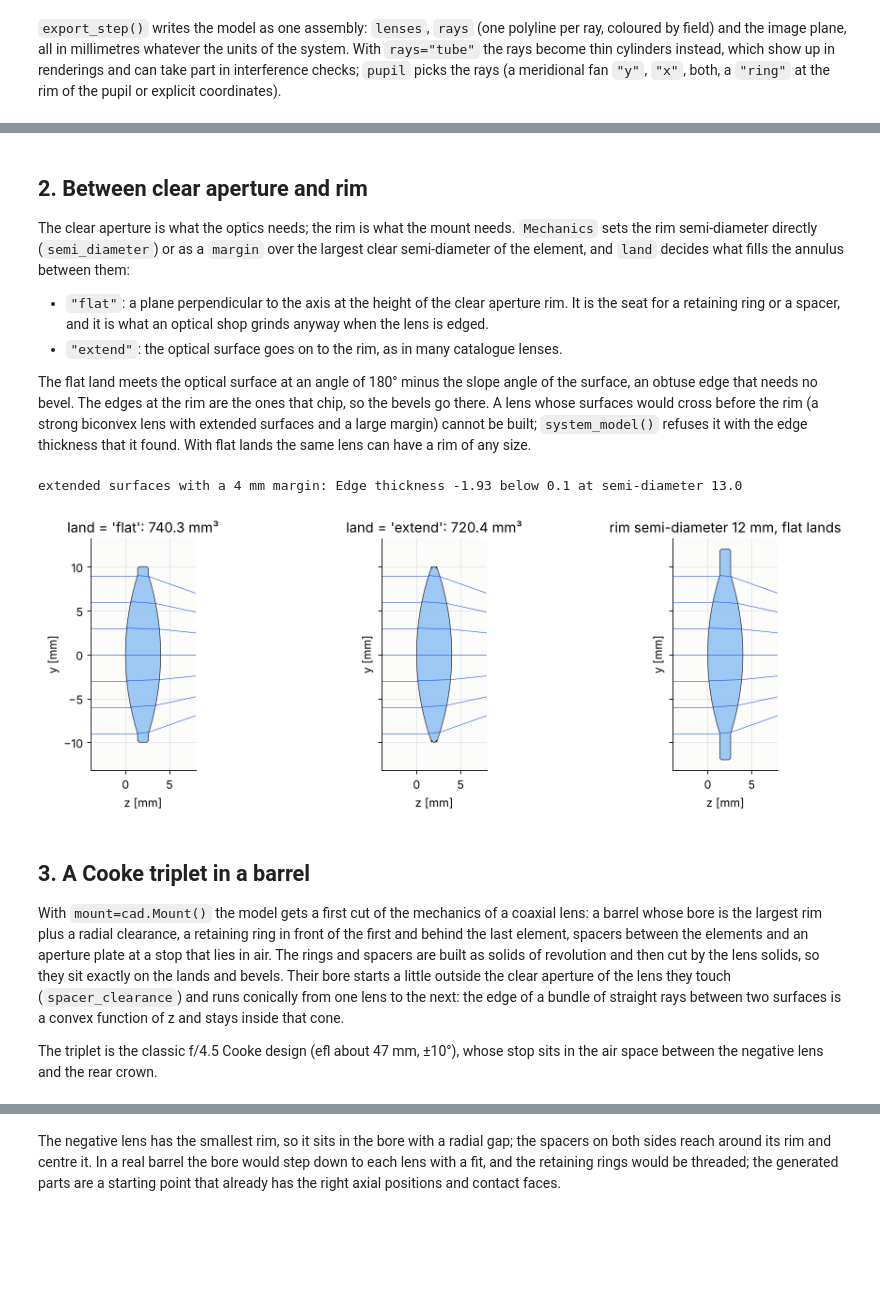
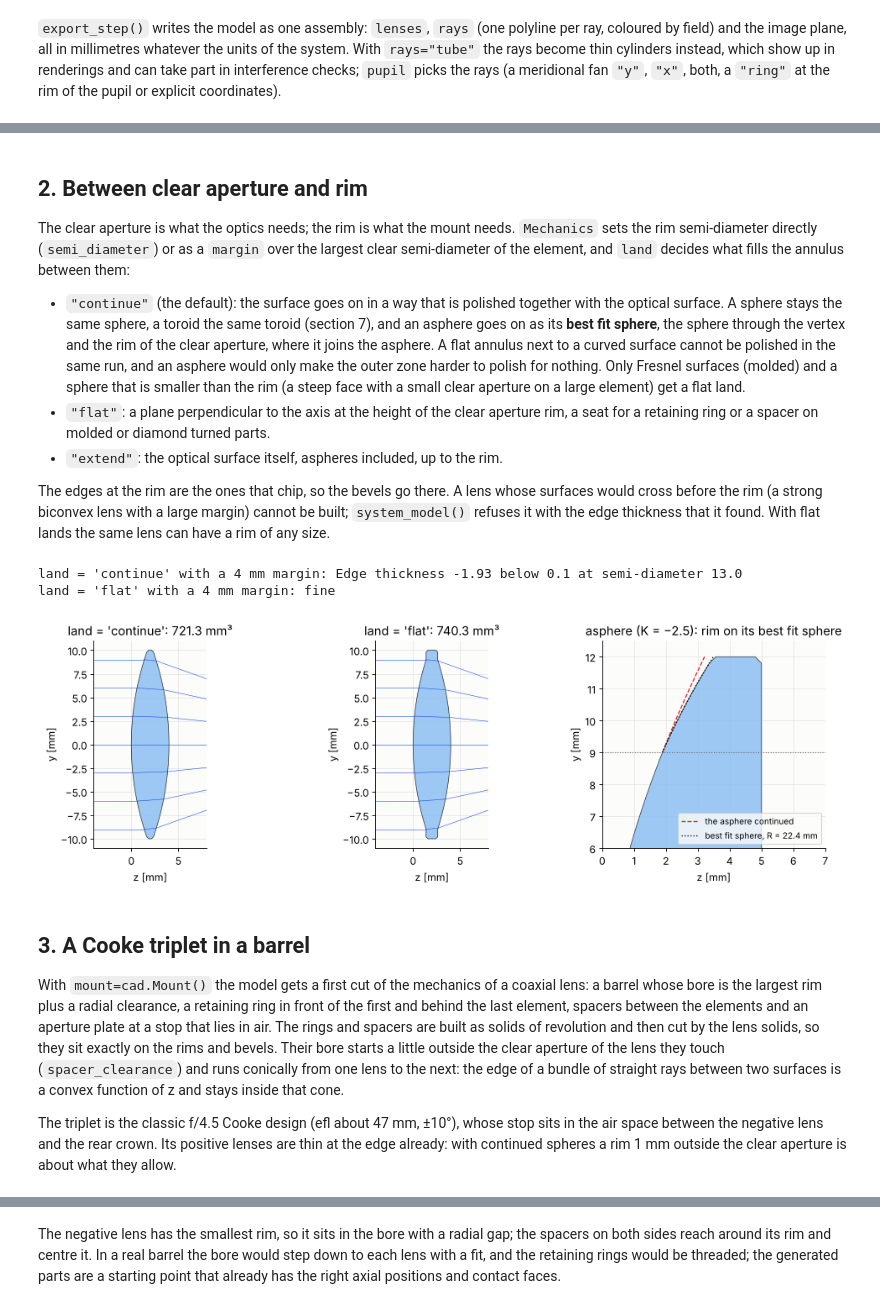
Before and after one commit to EMinsight/pyoptics, a Jupyter notebook: notebooks/162_cad_export_lens_systems.ipynb, the cells around one changed output, grey strips where cells are left out. Cells and saved outputs as stored; diff of their text form; code cells hidden in the pictures; blank space fills up the shorter version.

```diff
--- a/notebooks/162_cad_export_lens_systems.ipynb
+++ b/notebooks/162_cad_export_lens_systems.ipynb
@@ -134,43 +140,64 @@ needs. `Mechanics` sets the rim semi-diameter directly (`semi_diameter`) or
 as a `margin` over the largest clear semi-diameter of the element, and
 `land` decides what fills the annulus between them:
 
-- `"flat"`: a plane perpendicular to the axis at the height of the
-  clear aperture rim. It is the seat for a retaining ring or a spacer, and
-  it is what an optical shop grinds anyway when the lens is edged.
-- `"extend"`: the optical surface goes on to the rim, as in many
-  catalogue lenses.
+- `"continue"` (the default): the surface goes on in a way that is
+  polished together with the optical surface. A sphere stays the same
+  sphere, a toroid the same toroid (section 7), and an asphere goes on as
+  its **best fit sphere**, the sphere through the vertex and the rim of the
+  clear aperture, where it joins the asphere. A flat annulus next to a
+  curved surface cannot be polished in the same run, and an asphere would
+  only make the outer zone harder to polish for nothing. Only Fresnel
+  surfaces (molded) and a sphere that is smaller than the rim (a steep
+  face with a small clear aperture on a large element) get a flat land.
+- `"flat"`: a plane perpendicular to the axis at the height of the clear
+  aperture rim, a seat for a retaining ring or a spacer on molded or
+  diamond turned parts.
+- `"extend"`: the optical surface itself, aspheres included, up to the
+  rim.
 
-The flat land meets the optical surface at an angle of 180° minus the
-slope angle of the surface, an obtuse edge that needs no bevel. The edges
-at the rim are the ones that chip, so the bevels go there. A lens whose
-surfaces would cross before the rim (a strong biconvex lens with extended
-surfaces and a large margin) cannot be built; `system_model()` refuses it
-with the edge thickness that it found. With flat lands the same lens can
-have a rim of any size.
+The edges at the rim are the ones that chip, so the bevels go there. A
+lens whose surfaces would cross before the rim (a strong biconvex lens
+with a large margin) cannot be built; `system_model()` refuses it with the
+edge thickness that it found. With flat lands the same lens can have a
+rim of any size.
 # %%
 lens = rt.System([rt.Surface(30.0, 4.0, n_after=1.5168, semi_diameter=9.0),
                   rt.Surface(-30.0, 40.0, n_after=1.0, semi_diameter=9.0)], 0, 550e-6)
-fig, axs = plt.subplots(1, 3, figsize=(13, 4.2), sharey=True)
-for ax, land in zip(axs[:2], ["flat", "extend"]):
+asphere = rt.Surface(20.0, 5.0, n_after=1.5168, conic=-2.5, semi_diameter=9.0)
+asph = rt.System([asphere, rt.Surface(np.inf, 40.0, n_after=1.0, semi_diameter=9.0)], 0, 550e-6)
+fig, axs = plt.subplots(1, 3, figsize=(13, 4.2))
+for ax, land in zip(axs[:2], ["continue", "flat"]):
     m = cad.system_model(lens, n_rays=7, ray_start=4, image_plane=False,
-                         mechanics=cad.Mechanics(margin=1.0, land=land, bevel=0.2,
-                                                 ))
+                         mechanics=cad.Mechanics(margin=1.0, land=land, bevel=0.2))
     cad.plot_section(m, ax)
     ax.set_xlim(-4, 8)
+    ax.set_ylim(-11, 11)
     ax.set_title("land = {!r}: {:.1f} mm³".format(land, m.lenses[0].volume))
-try:
-    cad.system_model(lens, rays=None, mechanics=cad.Mechanics(margin=4.0, land="extend"))
-except ValueError as err:
-    print("extended surfaces with a 4 mm margin:", str(err).split(" between")[0])
-m = cad.system_model(lens, n_rays=7, ray_start=4, image_plane=False,
-                     mechanics=cad.Mechanics(semi_diameter=12.0, bevel=0.2))
-cad.plot_section(m, axs[2])
-axs[2].set_xlim(-4, 8)
-axs[2].set_title("rim semi-diameter 12 mm, flat lands")
+for land in ("continue", "flat"):
+    try:
+        cad.system_model(lens, rays=None, mechanics=cad.Mechanics(margin=4.0, land=land))
+        print("land = {!r} with a 4 mm margin: fine".format(land))
+    except ValueError as err:
+        print("land = {!r} with a 4 mm margin:".format(land), str(err).split(" between")[0])
+m = cad.system_model(asph, n_rays=7, ray_start=4, image_plane=False,
+                     mechanics=cad.Mechanics(margin=3.0, bevel=0.2))
+cad.plot_section(m, axs[2], rays=False)
+r = np.linspace(9.0, 12.0, 100)
+z9 = asphere.sag(np.array([81.0]))[0]
+R_bfs = (81 + z9**2)/(2*z9)
+axs[2].plot(asphere.sag(r**2), r, color="C3", ls="--", lw=1.2, label="the asphere continued")
+axs[2].plot(R_bfs - np.sqrt(R_bfs**2 - r**2), r, color="k", ls=":", lw=1.2,
+            label="best fit sphere, R = {:.1f} mm".format(R_bfs))
+axs[2].axhline(9.0, color="0.4", ls=":", lw=1)
+axs[2].set_xlim(0, 7)
+axs[2].set_ylim(6, 12.5)
+axs[2].legend(loc="lower right", fontsize=9)
+axs[2].set_title("asphere (K = −2.5): rim on its best fit sphere")
 fig.tight_layout()
 # %% [output]
-extended surfaces with a 4 mm margin: Edge thickness -1.93 below 0.1 at semi-diameter 13.0
+land = 'continue' with a 4 mm margin: Edge thickness -1.93 below 0.1 at semi-diameter 13.0
+land = 'flat' with a 4 mm margin: fine
-[figure, old version]
+[figure, new version]
 # %% [markdown]
 ## 3. A Cooke triplet in a barrel
 
@@ -179,7 +206,7 @@ coaxial lens: a barrel whose bore is the largest rim plus a radial
 clearance, a retaining ring in front of the first and behind the last
 element, spacers between the elements and an aperture plate at a stop that
 lies in air. The rings and spacers are built as solids of revolution and
-then cut by the lens solids, so they sit exactly on the lands and bevels.
+then cut by the lens solids, so they sit exactly on the rims and bevels.
 Their bore starts a little outside the clear aperture of the lens they
 touch (`spacer_clearance`) and runs conically from one lens to the next:
 the edge of a bundle of straight rays between two surfaces is a convex
@@ -187,7 +214,8 @@ function of z and stays inside that cone.
 
 The triplet is the classic f/4.5 Cooke design (efl about 47 mm, ±10°),
 whose stop sits in the air space between the negative lens and the rear
-crown.
+crown. Its positive lenses are thin at the edge already: with continued
+spheres a rim 1 mm outside the clear aperture is about what they allow.
 # %%
 triplet = rt.System([rt.Surface(21.48, 2.0, n_after=1.6204, semi_diameter=6.5),
                      rt.Surface(-124.1, 5.26, n_after=1.0, semi_diameter=6.5),
```
Also changed, not shown: parts of 19 cells of this notebook, 9 other files.
